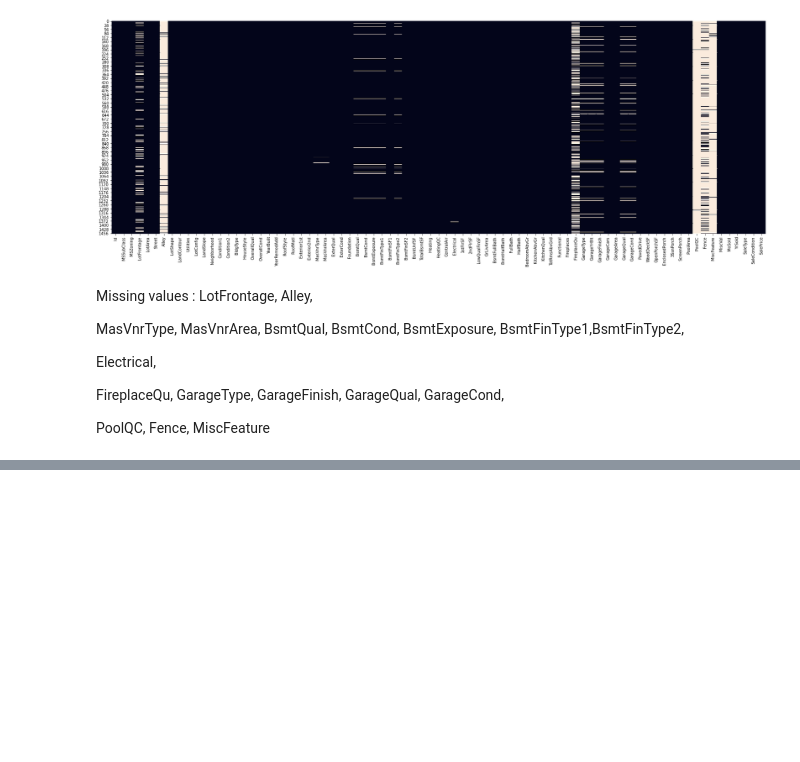
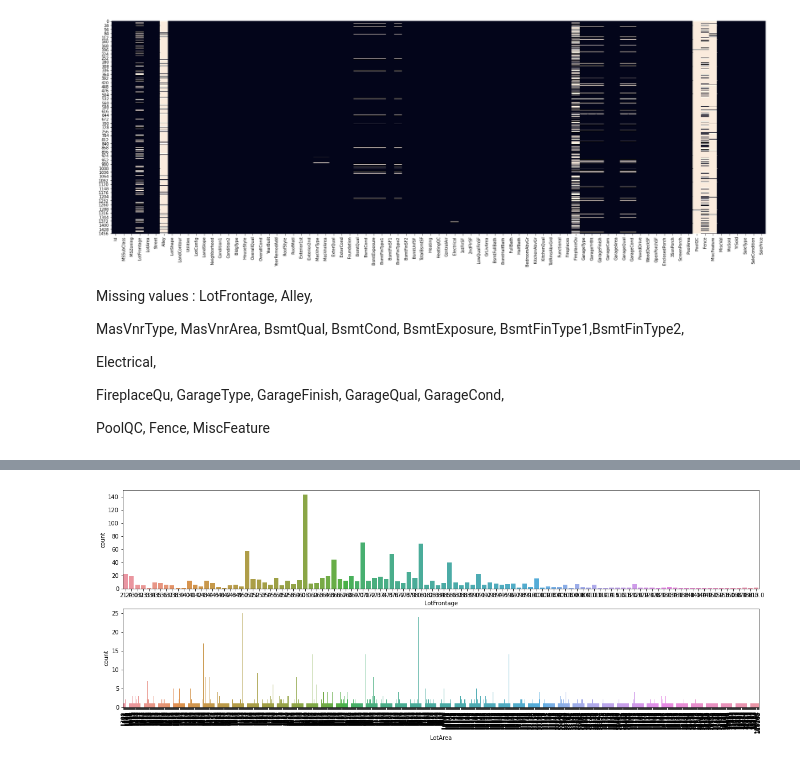
Before and after one commit to marudengi/practice-for-kaggle, a Jupyter notebook: practice_for_kaggle.ipynb, the cells around one changed output, grey strips where cells are left out. Saved outputs shown, nothing was run; the diff lists cells and outputs as text; code cells hidden in the pictures; blank space fills up the shorter version.

```diff
--- a/practice_for_kaggle.ipynb
+++ b/practice_for_kaggle.ipynb
@@ -201,0 +200,8 @@ Nafind(train)
+# %%
+f, ax = plt.subplots(2,1,figsize=(20,7))
+sns.countplot(train['LotFrontage'],ax=ax[0])
+sns.countplot(train['LotArea'],ax=ax[1])
+plt.xticks(rotation='vertical')
+plt.show()
+# %% [output]
+[figure, added]
```
Also changed, not shown: parts of 11 cells of this notebook.
